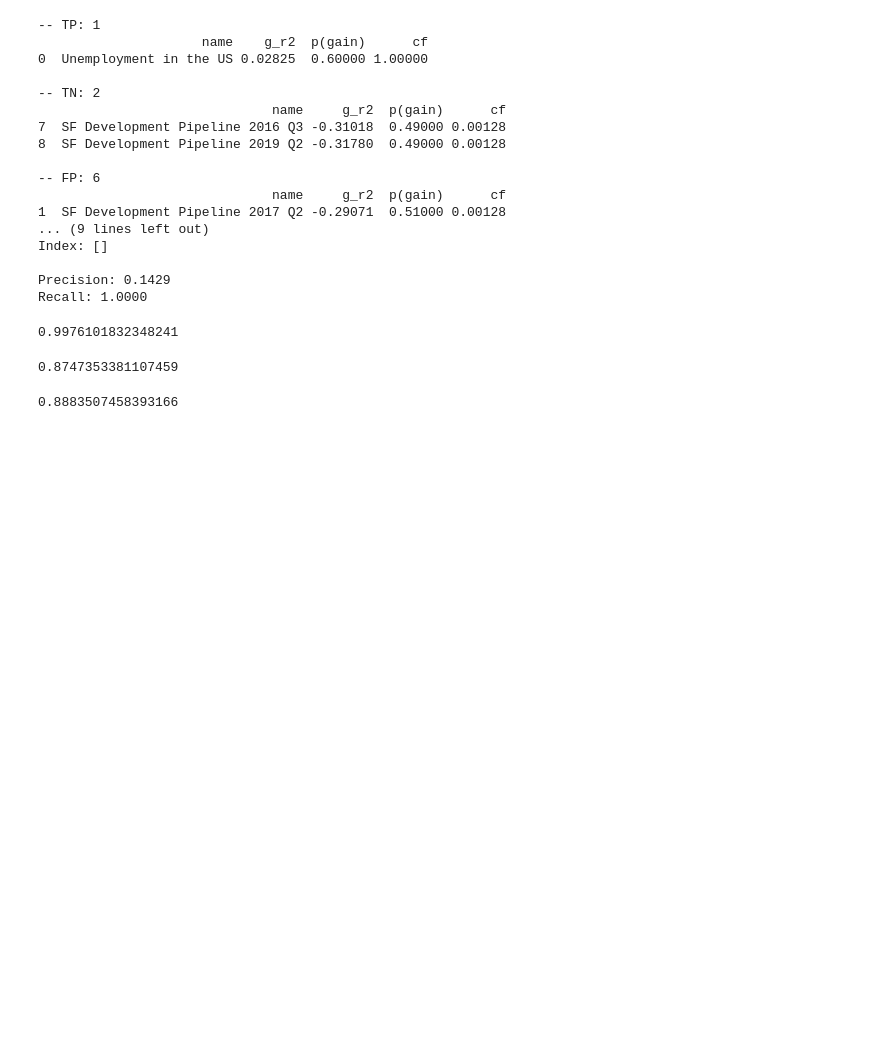
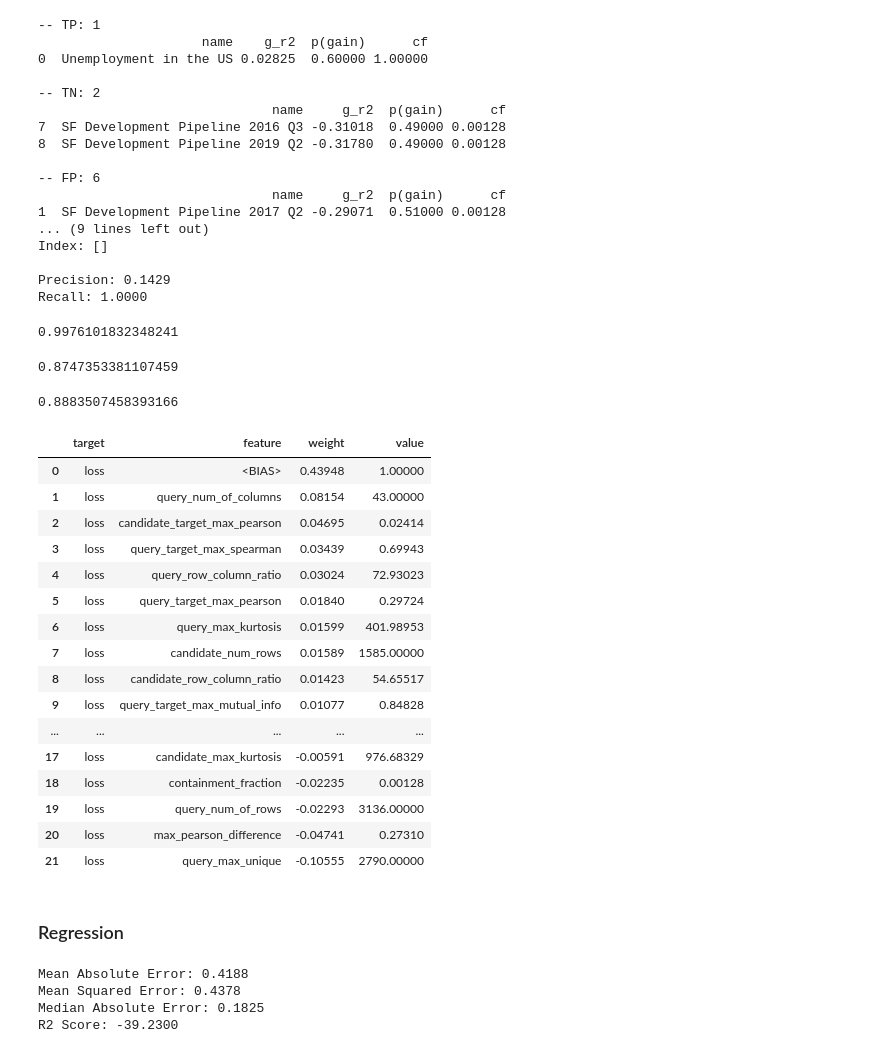
Before and after one commit to VIDA-NYU/prida, a Jupyter notebook: use-cases/datamart-data/predict-datamart-use-cases.ipynb, the cells around one changed output. Cells and saved outputs as stored; diff of their text form; code cells hidden in the pictures; blank space fills up the shorter version.

```diff
--- a/use-cases/datamart-data/predict-datamart-use-cases.ipynb
+++ b/use-cases/datamart-data/predict-datamart-use-cases.ipynb
@@ -401,3 +465,36 @@ compute_pearson(poverty_estimation_classes, 'cf', 'p(gain)')
 compute_pearson(poverty_estimation_classes, 'g_r2', 'p(gain)')
 # %% [output]
 0.8883507458393166
+# %%
+poverty_estimation_explanations[0]
+# %% [output]
+|  | target | feature | weight | value |
+| 0 | loss | <BIAS> | 0.43948 | 1.00000 |
+| 1 | loss | query_num_of_columns | 0.08154 | 43.00000 |
+| 2 | loss | candidate_target_max_pearson | 0.04695 | 0.02414 |
+| 3 | loss | query_target_max_spearman | 0.03439 | 0.69943 |
+| 4 | loss | query_row_column_ratio | 0.03024 | 72.93023 |
+| 5 | loss | query_target_max_pearson | 0.01840 | 0.29724 |
+| 6 | loss | query_max_kurtosis | 0.01599 | 401.98953 |
+| 7 | loss | candidate_num_rows | 0.01589 | 1585.00000 |
+| 8 | loss | candidate_row_column_ratio | 0.01423 | 54.65517 |
+| 9 | loss | query_target_max_mutual_info | 0.01077 | 0.84828 |
+| ... | ... | ... | ... | ... |
+| 17 | loss | candidate_max_kurtosis | -0.00591 | 976.68329 |
+| 18 | loss | containment_fraction | -0.02235 | 0.00128 |
+| 19 | loss | query_num_of_rows | -0.02293 | 3136.00000 |
+| 20 | loss | max_pearson_difference | -0.04741 | 0.27310 |
+| 21 | loss | query_max_unique | -0.10555 | 2790.00000 |
+# %% [markdown]
+### Regression
+# %%
+poverty_estimation_predictions, poverty_estimation_regr_explanations = predict_value_for_features(
+    rf_regressor,
+    'poverty-estimation-records-features',
+    FEATURE_VECTOR
+)
+# %% [output]
+Mean Absolute Error: 0.4188
+Mean Squared Error: 0.4378
+Median Absolute Error: 0.1825
+R2 Score: -39.2300
```
Also changed, not shown: parts of 9 cells of this notebook, 2 other files.
